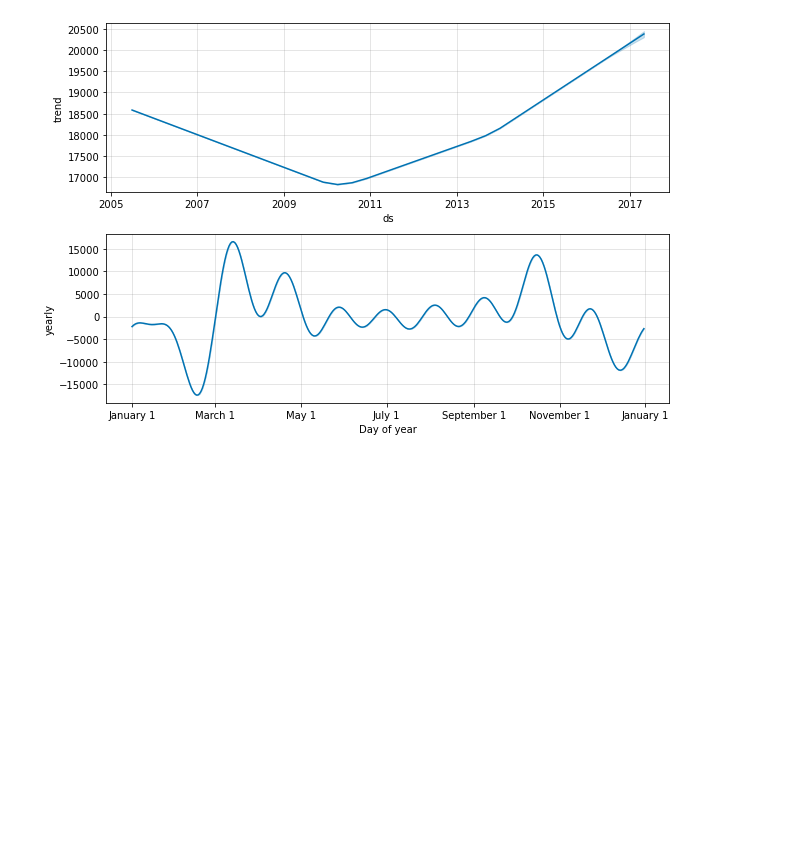
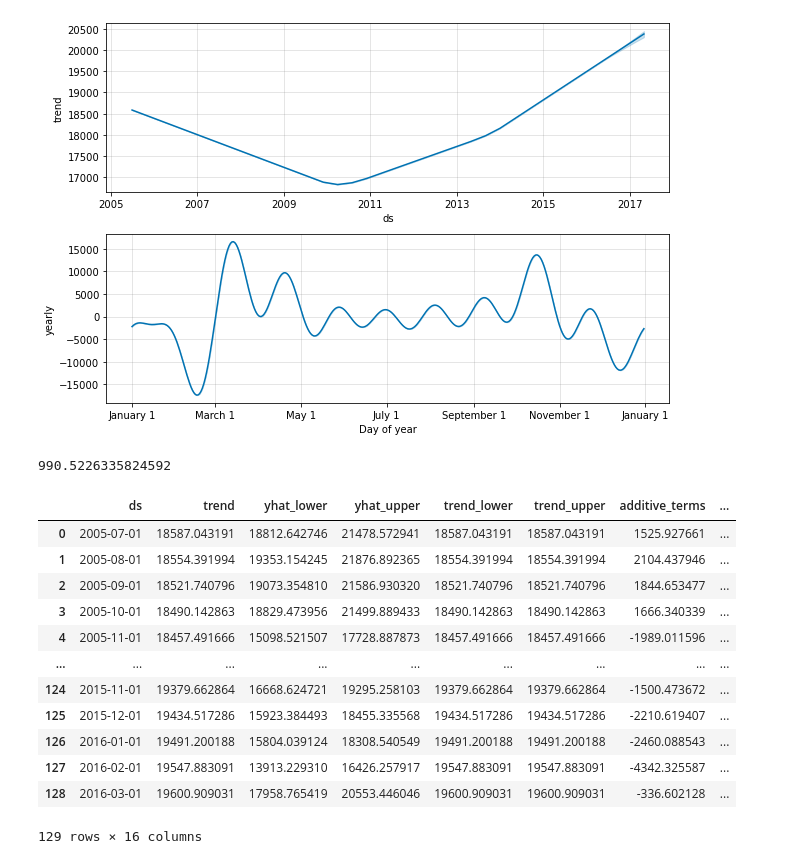
Before and after one commit to maggiemagnuson/liveProjects, a Jupyter notebook: Prophet Model Incorporated with Bayesian Analysis.ipynb, the cells around one changed output. Drawn from its saved outputs; the diff is of its cells as text; code cells hidden in the pictures; blank space fills up the shorter version.

```diff
--- a/Prophet Model Incorporated with Bayesian Analysis.ipynb
+++ b/Prophet Model Incorporated with Bayesian Analysis.ipynb
@@ -84,0 +90,20 @@ if enabled:
+# %%
+rmse
+# %% [output]
+990.5226335824592
+# %%
+prophet.make_future_dataframe()
+# %% [output]
+|  | ds | trend | yhat_lower | yhat_upper | trend_lower | trend_upper | additive_terms | ... |
+| 0 | 2005-07-01 | 18587.043191 | 18812.642746 | 21478.572941 | 18587.043191 | 18587.043191 | 1525.927661 | ... |
+| 1 | 2005-08-01 | 18554.391994 | 19353.154245 | 21876.892365 | 18554.391994 | 18554.391994 | 2104.437946 | ... |
+| 2 | 2005-09-01 | 18521.740796 | 19073.354810 | 21586.930320 | 18521.740796 | 18521.740796 | 1844.653477 | ... |
+| 3 | 2005-10-01 | 18490.142863 | 18829.473956 | 21499.889433 | 18490.142863 | 18490.142863 | 1666.340339 | ... |
+| 4 | 2005-11-01 | 18457.491666 | 15098.521507 | 17728.887873 | 18457.491666 | 18457.491666 | -1989.011596 | ... |
+| ... | ... | ... | ... | ... | ... | ... | ... | ... |
+| 124 | 2015-11-01 | 19379.662864 | 16668.624721 | 19295.258103 | 19379.662864 | 19379.662864 | -1500.473672 | ... |
+| 125 | 2015-12-01 | 19434.517286 | 15923.384493 | 18455.335568 | 19434.517286 | 19434.517286 | -2210.619407 | ... |
+| 126 | 2016-01-01 | 19491.200188 | 15804.039124 | 18308.540549 | 19491.200188 | 19491.200188 | -2460.088543 | ... |
+| 127 | 2016-02-01 | 19547.883091 | 13913.229310 | 16426.257917 | 19547.883091 | 19547.883091 | -4342.325587 | ... |
+| 128 | 2016-03-01 | 19600.909031 | 17958.765419 | 20553.446046 | 19600.909031 | 19600.909031 | -336.602128 | ... |
+129 rows × 16 columns
```
Also changed, not shown: parts of 14 cells of this notebook, 2 other files.
